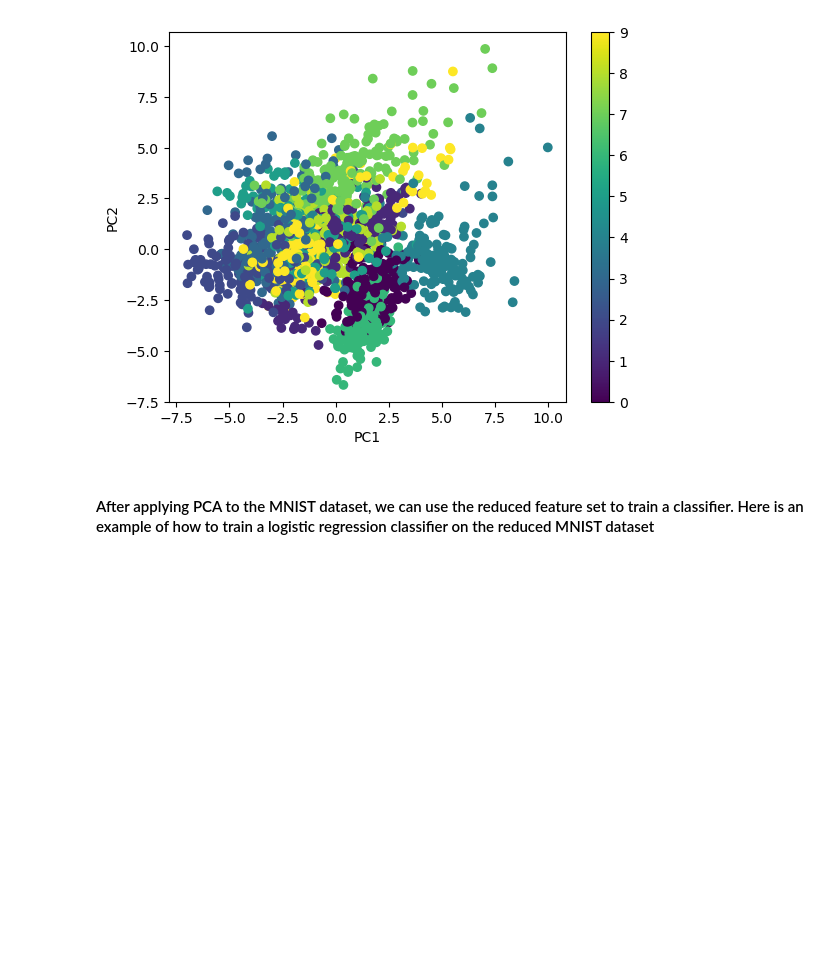
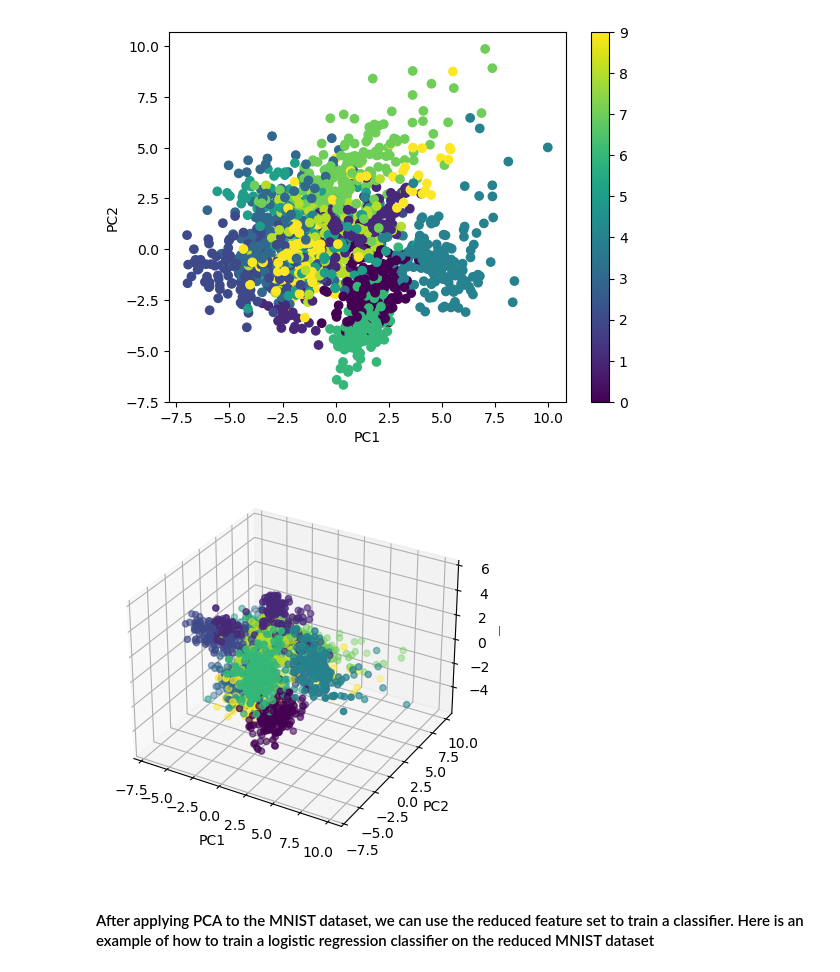
Before and after one commit to williamasesoftware/Computational_linear_algebra, a Jupyter notebook: main_MNIST.ipynb, the cells around one changed output. Drawn from its saved outputs; the diff is of its cells as text; code cells hidden in the pictures; blank space fills up the shorter version.

Commit message:
Add 3D plot

```diff
--- a/main_MNIST.ipynb
+++ b/main_MNIST.ipynb
@@ -147,6 +149,18 @@ plt.colorbar()
 plt.show()
 # %% [output]
 [figure]
+# %%
+# 3 first principal components
+
+fig = plt.figure()
+ax = fig.add_subplot(111, projection='3d')
+ax.scatter(data_pca[:, 0], data_pca[:, 1], data_pca[:, 2], c=Ground_truth, cmap='viridis')
+ax.set_xlabel('PC1')
+ax.set_ylabel('PC2')
+ax.set_zlabel('PC3')
+plt.show()
+# %% [output]
+[figure, added]
 # %% [markdown]
 #### After applying PCA to the MNIST dataset, we can use the reduced feature set to train a classifier. Here is an example of how to train a logistic regression classifier on the reduced MNIST dataset
 # %%
```
Also changed, not shown: parts of 1 cell of this notebook.
